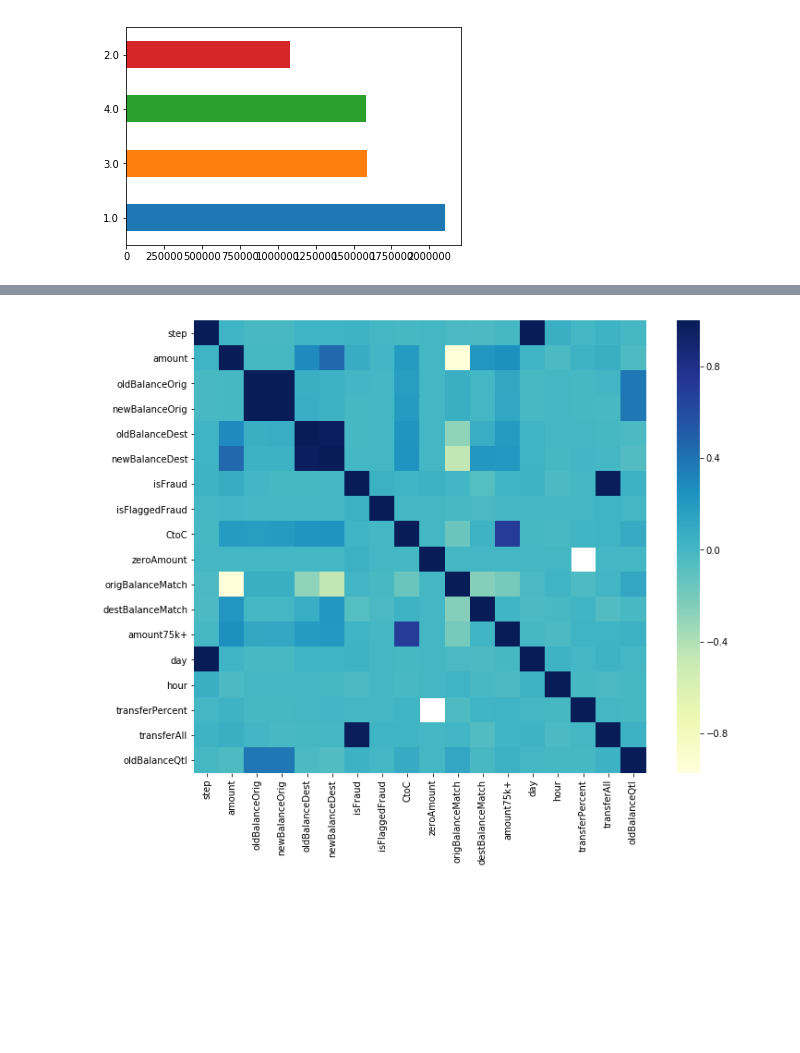
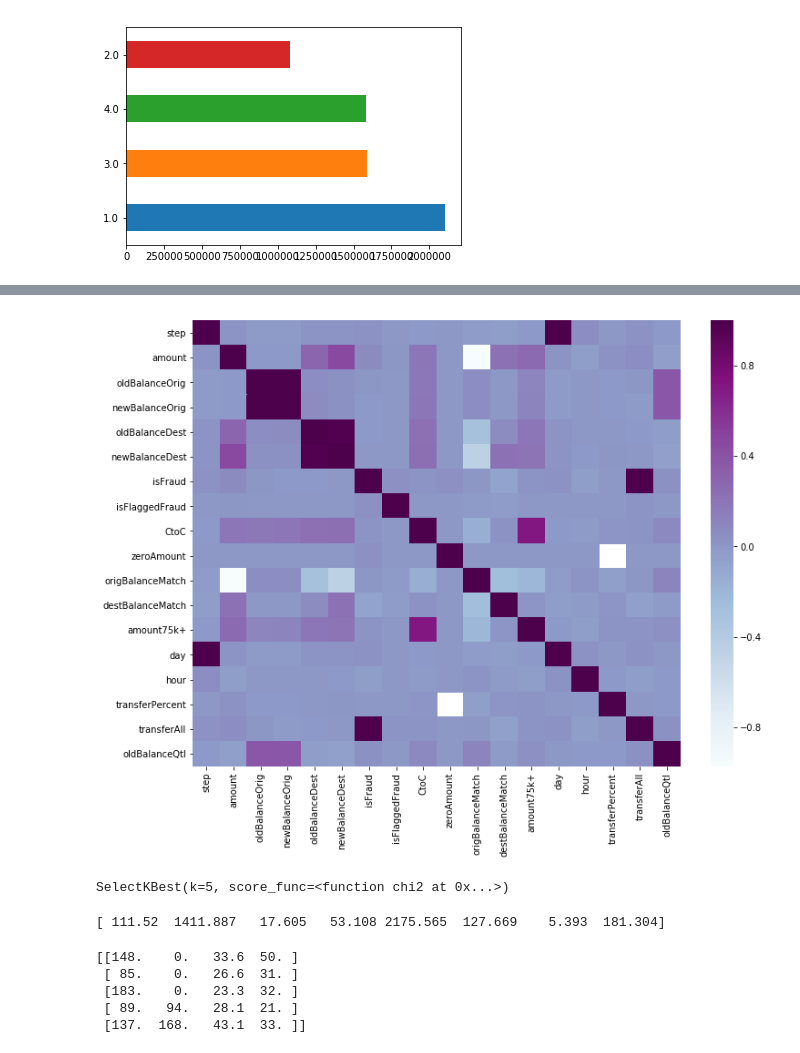
Before and after one commit to PriyankaBiswas/Data-Science, a Jupyter notebook: Unit2_SL/fraud_detection/fraud_detection-pushed.ipynb, the cells around one changed output, grey strips where cells are left out. Saved outputs shown, nothing was run; the diff lists cells and outputs as text; code cells hidden in the pictures; blank space fills up the shorter version.

```diff
--- a/Unit2_SL/fraud_detection/fraud_detection-pushed.ipynb
+++ b/Unit2_SL/fraud_detection/fraud_detection-pushed.ipynb
@@ -574,2 +566,0 @@ sns.barplot(x='isFraud', y='oldBalanceQtl', data=data)
-# %%
-data['oldBalanceQ'] = pd.concat(oldBalanceQS, index=data.index)
@@ -605,8 +583,8 @@ corrmap = data_new.corr()
 # %%
 f, ax = plt.subplots(figsize=(12, 9))
 
 # Draw the heatmap using seaborn
-sns.heatmap(corrmap, square=True, cmap='YlGnBu')
+sns.heatmap(corrmap, cmap='BuPu')
 plt.show()
 # %% [output]
-[figure, old version]
+[figure, new version]
@@ -613,3 +599,30 @@ plt.show()
+# %%
+array =dataframe.values
+X = array[:,0:8]
+Y = array[:,8]
+# feature extraction
+test = SelectKBest(score_func=chi2, k=5)
+fit = test.fit(X, Y)
+fit
+# %% [output]
+SelectKBest(k=5, score_func=<function chi2 at 0x...>)
+# %%
+
+# summarize scores
+np.set_printoptions(precision=3)
+print(fit.scores_)
+# %% [output]
+[ 111.52  1411.887   17.605   53.108 2175.565  127.669    5.393  181.304]
+# %%
+features = fit.transform(X)
+# summarize selected features
+print(features[0:5,:])
+# %% [output]
+[[148.    0.   33.6  50. ]
+ [ 85.    0.   26.6  31. ]
+ [183.    0.   23.3  32. ]
+ [ 89.   94.   28.1  21. ]
+ [137.  168.   43.1  33. ]]
 # %%
 # Future work for cleaning
 # how many of these are fraud, and find out the % of fraud cases and check if this is bad data, (part of the data was
```
Also changed, not shown: parts of 12 cells of this notebook, 1 other file.
